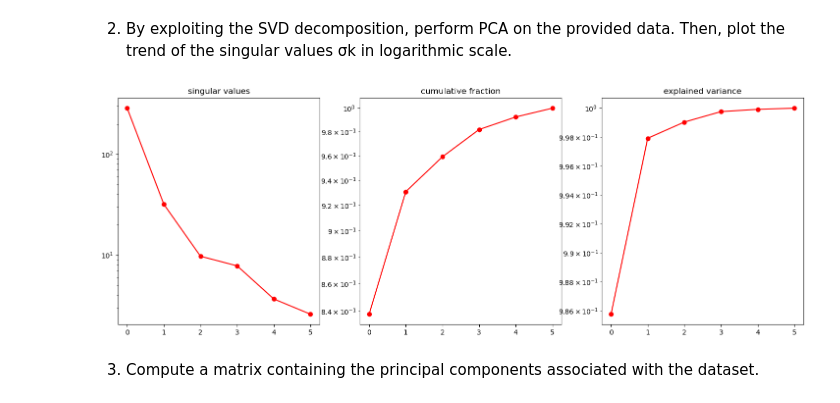
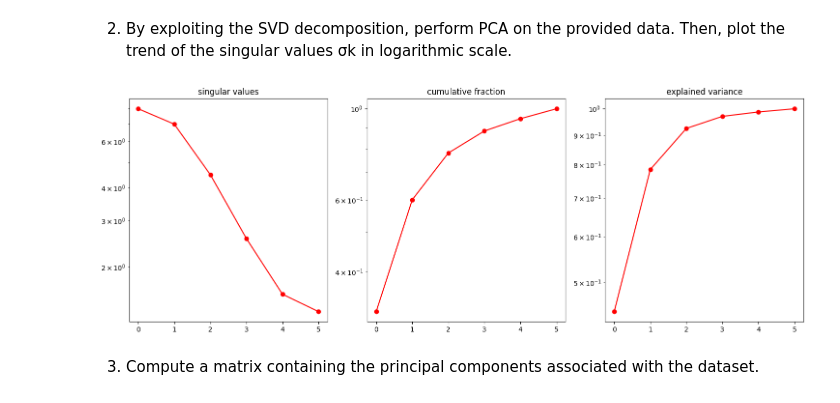
Before and after one commit to andreac01/NAML, a Jupyter notebook: pastExams/2021-02-09/2021-02-09_exam.ipynb, the cells around one changed output. Drawn from its saved outputs; the diff is of its cells as text; code cells hidden in the pictures.

```diff
--- a/pastExams/2021-02-09/2021-02-09_exam.ipynb
+++ b/pastExams/2021-02-09/2021-02-09_exam.ipynb
@@ -62,30 +67,33 @@ values σk in logarithmic scale.
 # %%
 # center the data
 A_mean = A.mean(axis=0)
-A_centered = A - A_mean
+A_centered = A - A_mean[None, :]
+
+# Given that the data have different scales, we need should normalize it
+A_centered /= np.std(A_centered, axis=0)
 
 # perform SVD
 U, s, VT = np.linalg.svd(A_centered)
 
 # setup the plot
 fig, axes = plt.subplots(nrows = 1, ncols = 3, figsize = (18, 6))
 
 # plot the singular values
 axes[0].semilogy(s, 'o-', color = 'red')
 axes[0].set_title('singular values')
 
 # plot the cumulative fraction of singular values
 axes[1].semilogy(np.cumsum(s)/np.sum(s), 'o-',  color = 'red')
 axes[1].set_title('cumulative fraction')
 
 # plot the explained variance
 axes[2].semilogy(np.cumsum(s**2)/np.sum(s**2), 'o-',  color = 'red')
 axes[2].set_title('explained variance')
 
 # show the plot
 plt.show()
 # %% [output]
-[figure, old version]
+[figure, new version]
 # %% [markdown]
 3. Compute a matrix containing the principal components associated with the dataset.
 # %%
```
Also changed, not shown: parts of 15 cells of this notebook, 6 other files.
